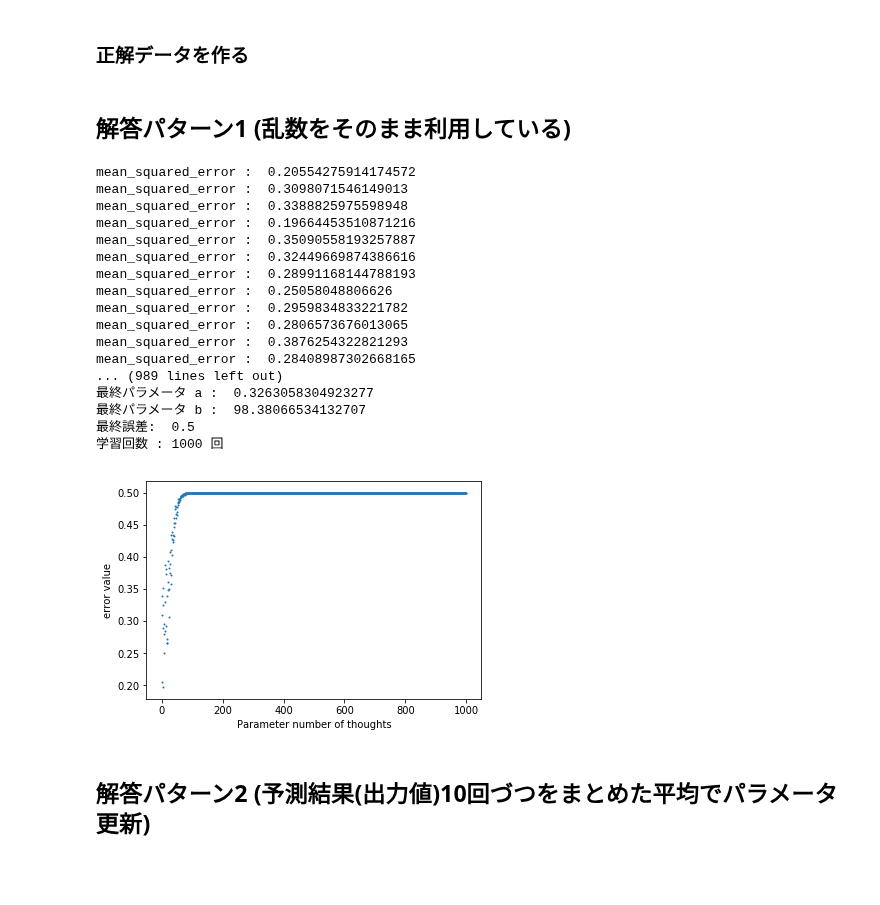
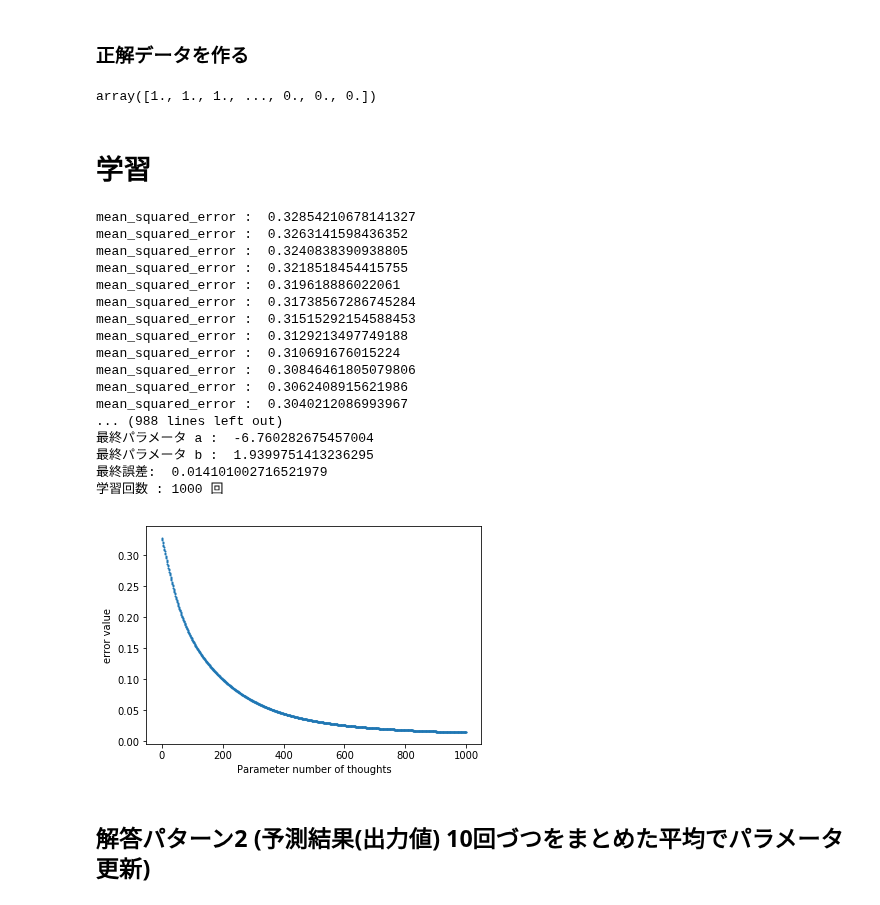
Before and after one commit to mpsamurai/ml-101-exercises, a Jupyter notebook: 04_perceptron/teraoka/04_perceptron.ipynb, the cells around one changed output. Cells and saved outputs as stored; diff of their text form; code cells hidden in the pictures; blank space fills up the shorter version.

```diff
--- a/04_perceptron/teraoka/04_perceptron.ipynb
+++ b/04_perceptron/teraoka/04_perceptron.ipynb
@@ -114,0 +138,4 @@ $
+# %%
+q3_input_data = np.zeros(5000)  # 0の配列
+q3_answer = np.ones(5000)  # 1の配列
+q3_data = np.stack([q3_input_data, q3_answer],1)
@@ -258,9 +310,12 @@ input_data = np.concatenate([input_0_data[0], input_1_data[0]])
 # 正解データを作る
 answer_0 = np.zeros(5000)  # 0の配列
 answer_1 = np.ones(5000)  # 1の配列
-answer = np.concatenate([answer_0, answer_1])  # 1,0配列を横に結合
+answer = np.concatenate([answer_1, answer_0])  # 1,0配列を横に結合
+answer
+# %% [output]
+array([1., 1., 1., ..., 0., 0., 0.])
-# %% [markdown]
-## 解答パターン1  (乱数をそのまま利用している)
+# %% [markdown]
+# 学習
 # %%
 from numpy.random import *
 import pandas as pd
@@ -282,12 +337,7 @@ class Neuron:
         """線形変換
         param1 : x (入力値)
         """
-        if np.where(x == 0):
-            x = x + np.random.normal(0, 0.5) # 平均0, 標準偏差0.5 の 正規分布に則った 誤差あり
-            y = self._a*x + self._b
-        if np.where(x == 1):
-            x = x + np.random.normal(1, math.sqrt(0.5)) # 平均1, 標準偏差0.5 の 正規分布に則った 誤差あり
-            y = self._a*x + self._b
+        y = self._a*x + self._b
         return y
 
     def activation_function(self, y):
@@ -305,18 +355,19 @@ class Neuron:
         mean_squared_error = sum((s - answer)**2)/len(answer)  # 平均二乗誤差関数
         return mean_squared_error
 
-    def parameter_update(self, answer, predicted_data):
+    def parameter_update(self, input_data, answer, predicted_data):
         """パラメータ更新
-        param1 : answer (正解値)
-        param2 : predicted_data (予測データ)
+        param1 : input_data(入力値)
+        param2 : answer (正解値)
+        param3 : predicted_data (予測データ)
         """
-        self._a = self._a - self._v*(2/len(predicted_data)*(sum((predicted_data-answer)*(self._a*predicted_data)*(1-predicted_data))))  # 重みパラメータ
-        self._b = self._b - self._v*(2/len(predicted_data)*(sum((predicted_data-answer)*(-predicted_data)))) # バイアス
+        self._a = self._a - self._v*(1/len(predicted_data)*(sum((predicted_data-answer)*(predicted_data*(input_data-predicted_data)))))  # 重みパラメータ
+        self._b = self._b - self._v*(1/len(predicted_data)*(sum((predicted_data-answer)*(predicted_data*(1-predicted_data))))) # バイアス
         return self._a, self._b
 
 if __name__=='__main__':
-    data = np.stack([input_data, answer],1)  # [入力データ , 正解データ] は次の様に用意[array([-0.65254759,  0.63492252,  0.32712462, ...,  3.54405229, 0.42009267,  2.46580509]) , array([0., 1., 0., ..., 1., 0., 1.])]この形にする
-    np.random.shuffle(data)   # シャッフル
+    data = np.stack([input_data, answer],1)  # [入力データ , 正解データ]
+
     a = 0.5   # 初期値のパラメータ
     b = 0.3  # バイアス
     v = 0.1  # ハイパーパラメータ(調整項)
@@ -324,54 +375,55 @@ if __name__=='__main__':
     mean_squared_error = None  # 誤差関数を受け取る変数
     neuron = Neuron(a, b, v)  # インスタンス化
     parameter = {"a":[], "b":[]}
 
     for _ in range(1000):
         y = neuron.input_layer(data[:,0])  # 入力層
         s = neuron.activation_function(y)  # 中間層
         mean_squared_error = neuron.error_function(s, data[:,1])  # 出力層　： 誤差関数
 
-        a, b = neuron.parameter_update(data[:,1], s)  # パラメータ更新
+        a, b = neuron.parameter_update(data[:,0], data[:,1], s)  # パラメータ更新(引数: 入力x , 正解z, 出力s)
         parameter["a"].append(a)
         parameter["b"].append(b)
 
         print("mean_squared_error : ", mean_squared_error)
         error_list.append(mean_squared_error)
 
     # 更新済みパラメータ保存
-    print("書き出し parameter : ", parameter)
+    # print("書き出し parameter : ", parameter)
     with open('output/output_Q4.json', 'w') as f:
         json.dump(parameter, f)
 
     # 描画
     print("最終パラメータ a : ", parameter["a"][-1])
     print("最終パラメータ b : ", parameter["b"][-1])
     print("最終誤差: ", error_list[-1])
     print("学習回数 : %s 回" % len(error_list))
     plt.scatter(np.arange(len(error_list)),error_list, s=1, marker='o')
     plt.xlabel('Parameter number of thoughts')
     plt.ylabel('error value')
     plt.show()
 # %% [output]
-mean_squared_error :  0.20554275914174572
-mean_squared_error :  0.3098071546149013
-mean_squared_error :  0.3388825975598948
-mean_squared_error :  0.19664453510871216
-mean_squared_error :  0.35090558193257887
-mean_squared_error :  0.32449669874386616
-mean_squared_error :  0.28991168144788193
-mean_squared_error :  0.25058048806626
-mean_squared_error :  0.2959834833221782
-mean_squared_error :  0.2806573676013065
-mean_squared_error :  0.3876254322821293
-mean_squared_error :  0.28408987302668165
-... (989 lines left out)
-最終パラメータ a :  0.3263058304923277
-最終パラメータ b :  98.38066534132707
-最終誤差:  0.5
+mean_squared_error :  0.32854210678141327
+mean_squared_error :  0.3263141598436352
+mean_squared_error :  0.3240838390938805
+mean_squared_error :  0.3218518454415755
+mean_squared_error :  0.319618886022061
+mean_squared_error :  0.31738567286745284
+mean_squared_error :  0.31515292154588453
+mean_squared_error :  0.3129213497749188
+mean_squared_error :  0.310691676015224
+mean_squared_error :  0.30846461805079806
+mean_squared_error :  0.3062408915621986
+mean_squared_error :  0.3040212086993967
+... (988 lines left out)
+最終パラメータ a :  -6.760282675457004
+最終パラメータ b :  1.9399751413236295
+最終誤差:  0.014101002716521979
 学習回数 : 1000 回
-[figure, old version]
+[figure, new version]
 # %% [markdown]
-## 解答パターン2 (予測結果(出力値)10回づつをまとめた平均でパラメータ更新)
+
+## 解答パターン2 (予測結果(出力値) 10回づつをまとめた平均でパラメータ更新)
 # %%
 # from numpy.random import *
 # import pandas as pd
```
Also changed, not shown: parts of 18 cells of this notebook, 10 other files.
